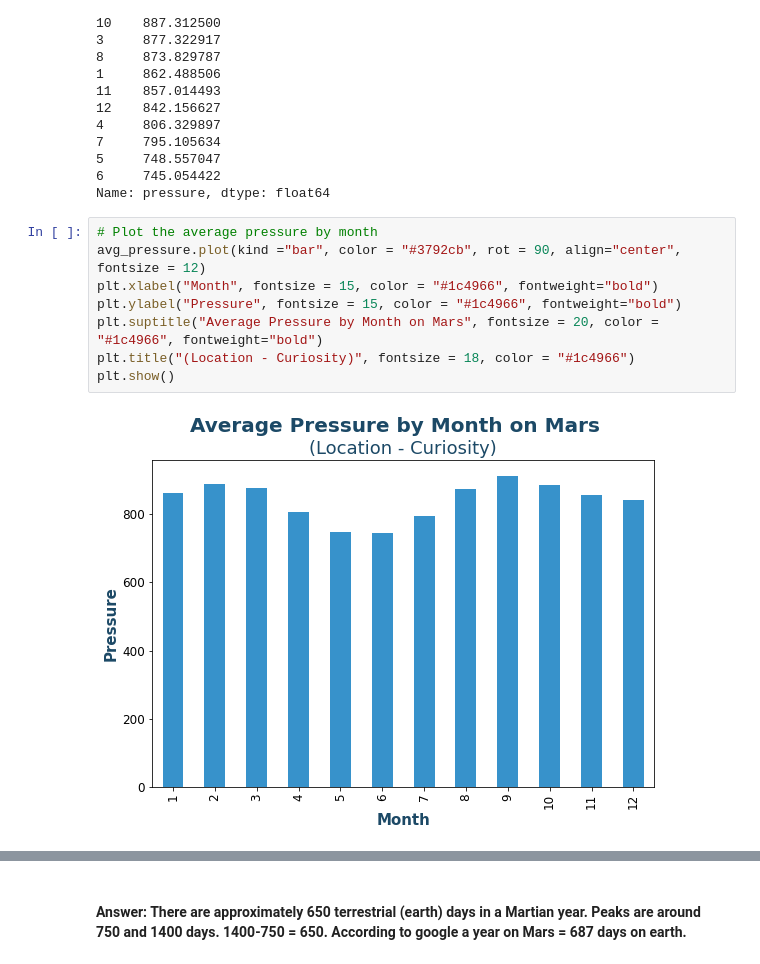
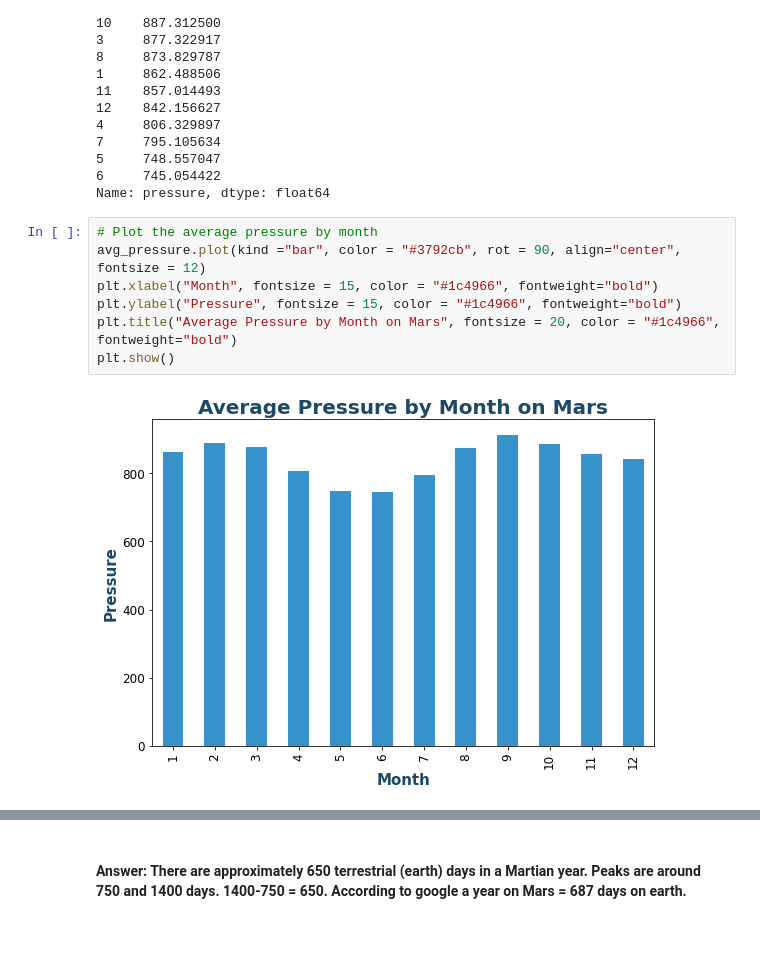
Before and after one commit to barefayne/web-scraping-challenge, a Jupyter notebook: part_2_mars_weather.ipynb, the cells around one changed output, grey strips where cells are left out. Cells and saved outputs as stored; diff of their text form; blank space fills up the shorter version.

```diff
--- a/part_2_mars_weather.ipynb
+++ b/part_2_mars_weather.ipynb
@@ -275,13 +274,12 @@ Name: pressure, dtype: float64
 # %%
 # Plot the average pressure by month
 avg_pressure.plot(kind ="bar", color = "#3792cb", rot = 90, align="center", fontsize = 12)
 plt.xlabel("Month", fontsize = 15, color = "#1c4966", fontweight="bold")
 plt.ylabel("Pressure", fontsize = 15, color = "#1c4966", fontweight="bold")
-plt.suptitle("Average Pressure by Month on Mars", fontsize = 20, color = "#1c4966", fontweight="bold")
-plt.title("(Location - Curiosity)", fontsize = 18, color = "#1c4966")
+plt.title("Average Pressure by Month on Mars", fontsize = 20, color = "#1c4966", fontweight="bold")
 plt.show()
 # %% [output]
-[figure, old version]
+[figure, new version]
 # %%
 # 5. How many terrestrial (earth) days are there in a Martian year?
 mars_df['min_temp'].plot()
```
Also changed, not shown: parts of 4 cells of this notebook.
